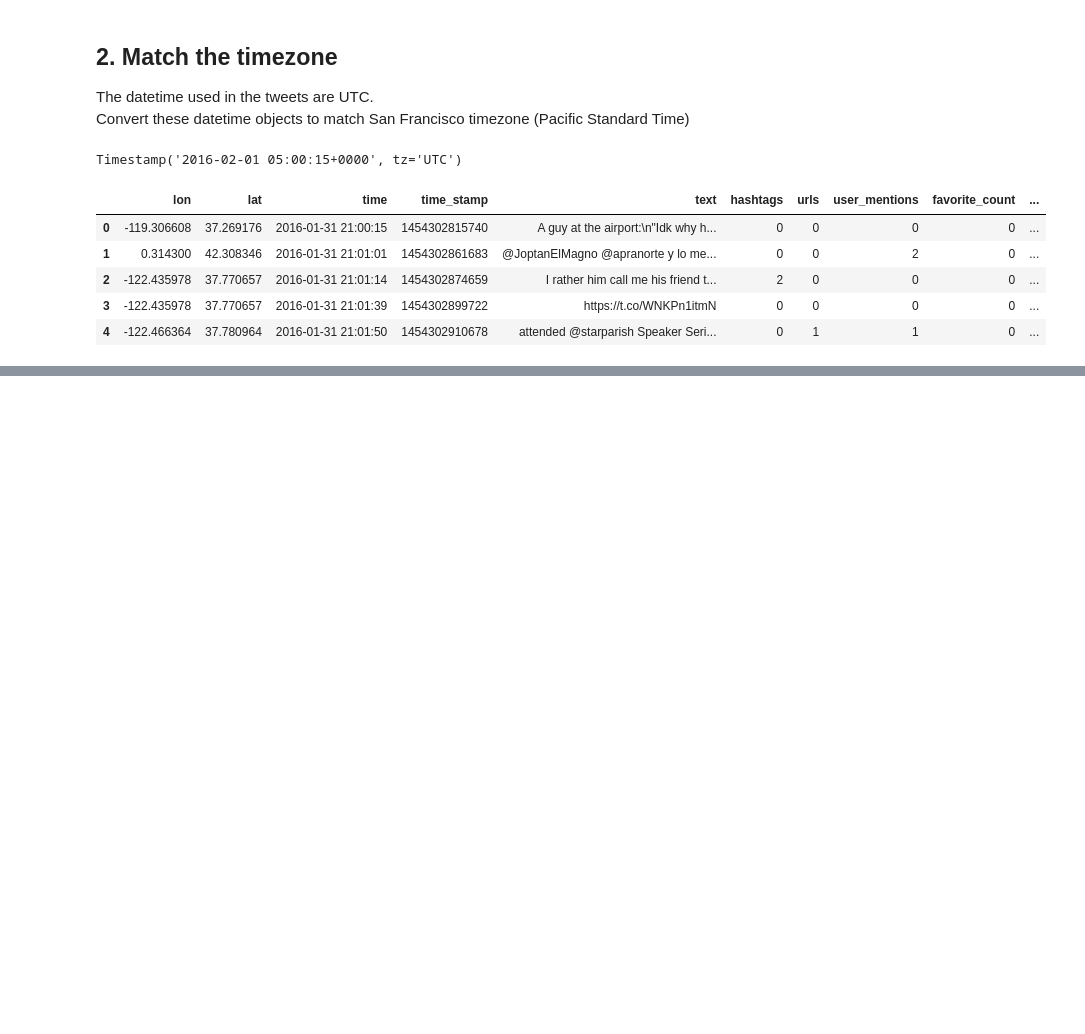
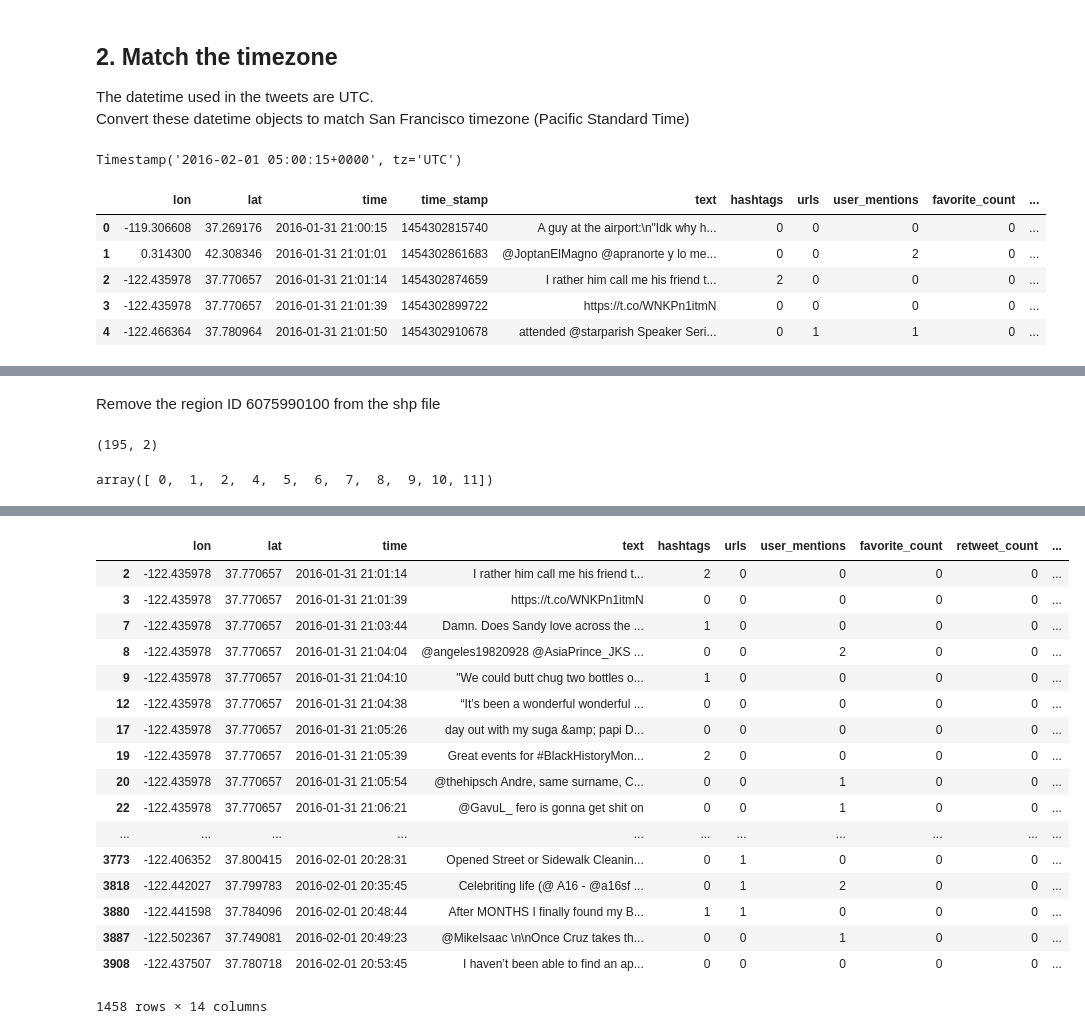
Before and after one commit to sakoki/Rushhour, a Jupyter notebook: code/playground/tweet_mapper.ipynb, the cells around one changed output, grey strips where cells are left out. Drawn from its saved outputs; the diff is of its cells as text; code cells hidden in the pictures; blank space fills up the shorter version.

Commit message:
Process tweet data

```diff
--- a/code/playground/tweet_mapper.ipynb
+++ b/code/playground/tweet_mapper.ipynb
@@ -112,0 +141,30 @@ tweet1.head()
+# %% [markdown]
+Remove the region ID 6075990100 from the shp file
+# %%
+shp_file = shp_file[shp_file["geoid10"] != 6075990100]
+print(shp_file.shape)
+# %% [output]
+(195, 2)
+# %%
+# add timer
+tweet_coordinate_mapper = timer(tweet_coordinate_mapper)
+# %%
+# Directory to store files created
+output_dir = "../../temp_data/tweets_mapped/"
+# %%
+cols = np.delete(np.arange(12), 3)
+cols
+# %% [output]
+array([ 0,  1,  2,  4,  5,  6,  7,  8,  9, 10, 11])
+# %%
+# Test
+tweet_coordinate_mapper(shp_file=shp_file,
+                        input_dir=input_dir,
+                        output_dir=output_dir,
+                        file_name="tweet_2016_02_01.csv",
+                        columns=cols,
+                        col_time="time",
+                        zone="US/Pacific")
+
+tweet_coordinate_mapper.head()
+# %% [output]
@@ -112,0 +173,18 @@ tweet1.head()
+|  | lon | lat | time | text | hashtags | urls | user_mentions | favorite_count | retweet_count | ... |
+| 2 | -122.435978 | 37.770657 | 2016-01-31 21:01:14 | I rather him call me his friend t... | 2 | 0 | 0 | 0 | 0 | ... |
+| 3 | -122.435978 | 37.770657 | 2016-01-31 21:01:39 | https://t.co/WNKPn1itmN | 0 | 0 | 0 | 0 | 0 | ... |
+| 7 | -122.435978 | 37.770657 | 2016-01-31 21:03:44 | Damn. Does Sandy love across the ... | 1 | 0 | 0 | 0 | 0 | ... |
+| 8 | -122.435978 | 37.770657 | 2016-01-31 21:04:04 | @angeles19820928 @AsiaPrince_JKS ... | 0 | 0 | 2 | 0 | 0 | ... |
+| 9 | -122.435978 | 37.770657 | 2016-01-31 21:04:10 | "We could butt chug two bottles o... | 1 | 0 | 0 | 0 | 0 | ... |
+| 12 | -122.435978 | 37.770657 | 2016-01-31 21:04:38 | “It’s been a wonderful wonderful ... | 0 | 0 | 0 | 0 | 0 | ... |
+| 17 | -122.435978 | 37.770657 | 2016-01-31 21:05:26 | day out with my suga &amp; papi D... | 0 | 0 | 0 | 0 | 0 | ... |
+| 19 | -122.435978 | 37.770657 | 2016-01-31 21:05:39 | Great events for #BlackHistoryMon... | 2 | 0 | 0 | 0 | 0 | ... |
+| 20 | -122.435978 | 37.770657 | 2016-01-31 21:05:54 | @thehipsch Andre, same surname, C... | 0 | 0 | 1 | 0 | 0 | ... |
+| 22 | -122.435978 | 37.770657 | 2016-01-31 21:06:21 | @GavuL_ fero is gonna get shit on | 0 | 0 | 1 | 0 | 0 | ... |
+| ... | ... | ... | ... | ... | ... | ... | ... | ... | ... | ... |
+| 3773 | -122.406352 | 37.800415 | 2016-02-01 20:28:31 | Opened Street or Sidewalk Cleanin... | 0 | 1 | 0 | 0 | 0 | ... |
+| 3818 | -122.442027 | 37.799783 | 2016-02-01 20:35:45 | Celebriting life (@ A16 - @a16sf ... | 0 | 1 | 2 | 0 | 0 | ... |
+| 3880 | -122.441598 | 37.784096 | 2016-02-01 20:48:44 | After MONTHS I finally found my B... | 1 | 1 | 0 | 0 | 0 | ... |
+| 3887 | -122.502367 | 37.749081 | 2016-02-01 20:49:23 | @MikeIsaac \n\nOnce Cruz takes th... | 0 | 0 | 1 | 0 | 0 | ... |
+| 3908 | -122.437507 | 37.780718 | 2016-02-01 20:53:45 | I haven’t been able to find an ap... | 0 | 0 | 0 | 0 | 0 | ... |
+1458 rows × 14 columns
```
Also changed, not shown: parts of 13 cells of this notebook, 4 other files.
